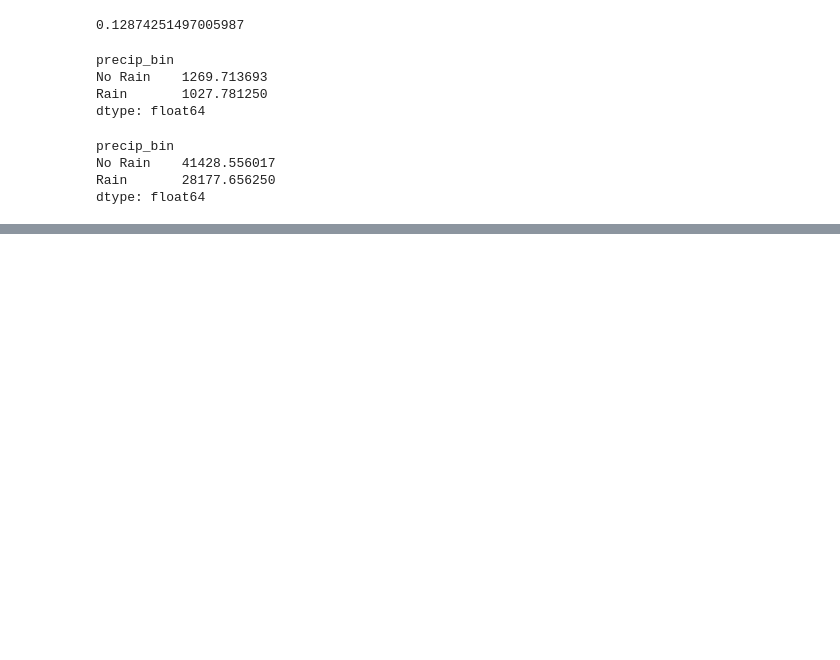
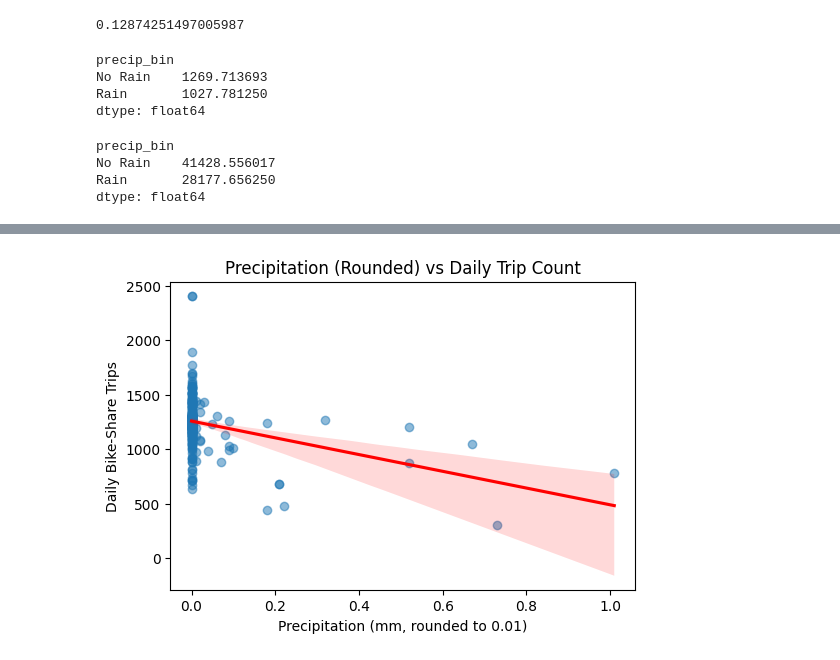
Before and after one commit to KeanuVentura/DataJamProject, a Jupyter notebook: notebook.ipynb, the cells around one changed output, grey strips where cells are left out. Drawn from its saved outputs; the diff is of its cells as text; code cells hidden in the pictures; blank space fills up the shorter version.

```diff
--- a/notebook.ipynb
+++ b/notebook.ipynb
@@ -232,0 +330,17 @@ dtype: float64
+# %%
+# precipitation vs trips scatterplot with linear trend line,  direction & strength of the relationship
+
+plt.figure(figsize=(6, 4))
+sns.regplot(
+    data=daily_df,
+    x='precip_round',
+    y='trip_id',
+    scatter_kws={'alpha': 0.5},
+    line_kws={'color': 'red'}
+)
+plt.title("Precipitation (Rounded) vs Daily Trip Count")
+plt.xlabel("Precipitation (mm, rounded to 0.01)")
+plt.ylabel("Daily Bike-Share Trips")
+plt.show()
+# %% [output]
+[figure, added]
```
Also changed, not shown: parts of 24 cells of this notebook.
